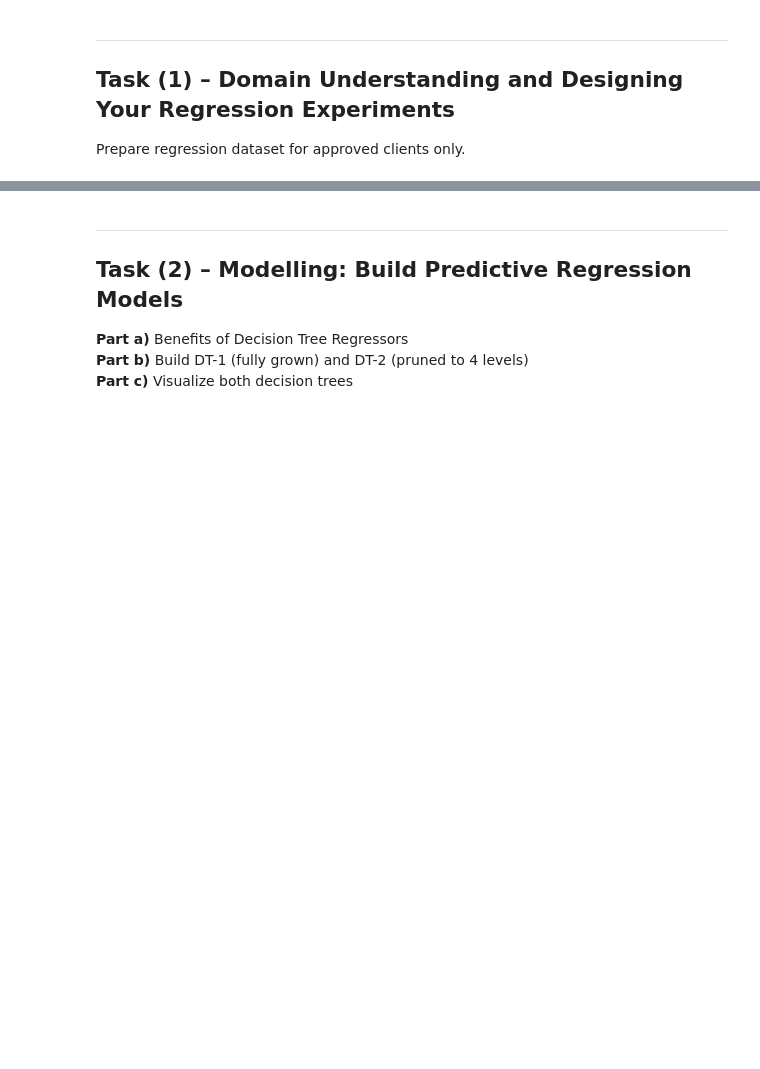
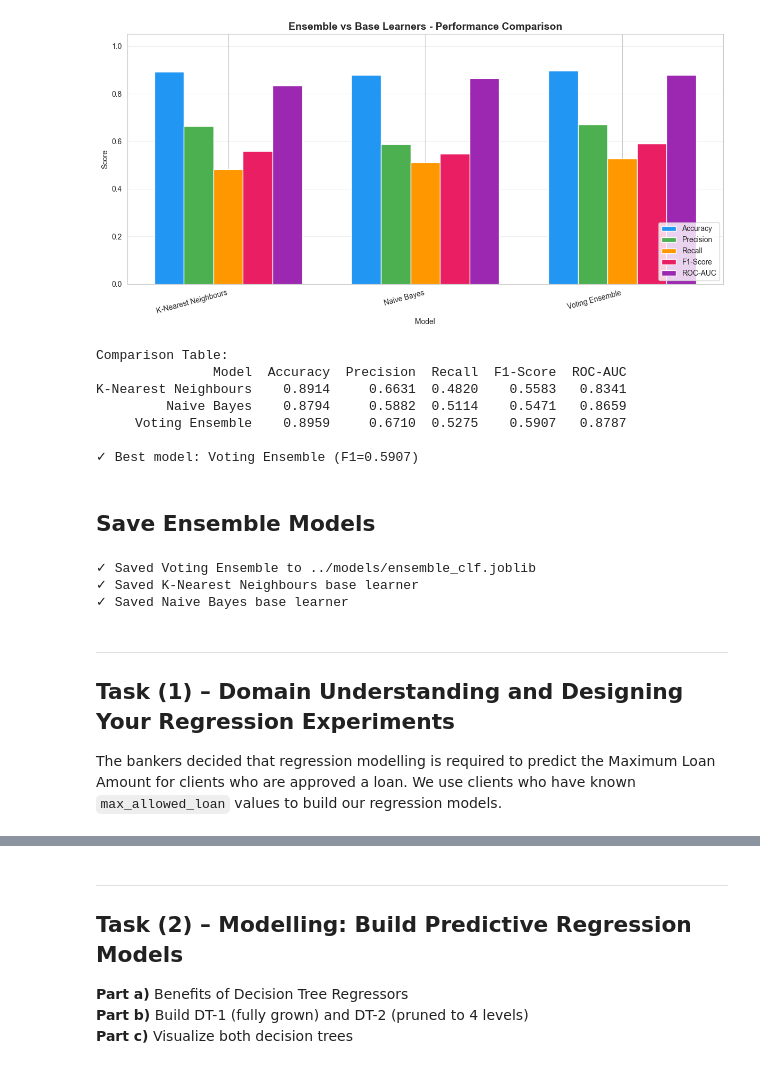
Before and after one commit to SudamPabasara/ML-DM_CW_w2120678, a Jupyter notebook: notebooks/Notebook_3_Regression_Modelling.ipynb, the cells around one changed output, grey strips where cells are left out. Drawn from its saved outputs; the diff is of its cells as text; code cells hidden in the pictures; blank space fills up the shorter version.

```diff
--- a/notebooks/Notebook_3_Regression_Modelling.ipynb
+++ b/notebooks/Notebook_3_Regression_Modelling.ipynb
@@ -66,7 +305,78 @@ print(f"  Dataset shape: {df_processed.shape}")
+# %%
+
+# Ensemble vs Base Learners Comparison
+comparison_data = []
+for name, model in all_models.items():
+    y_pred_c = model.predict(X_test_clf_scaled)
+    y_proba_c = model.predict_proba(X_test_clf_scaled)[:, 1]
+    comparison_data.append({
+        'Model': name,
+        'Accuracy': accuracy_score(y_test_clf, y_pred_c),
+        'Precision': precision_score(y_test_clf, y_pred_c, zero_division=0),
+        'Recall': recall_score(y_test_clf, y_pred_c, zero_division=0),
+        'F1-Score': f1_score(y_test_clf, y_pred_c, zero_division=0),
+        'ROC-AUC': roc_auc_score(y_test_clf, y_proba_c)
+    })
+
+comp_df = pd.DataFrame(comparison_data)
+
+fig, ax = plt.subplots(figsize=(12, 6))
+x = np.arange(len(comp_df))
+width = 0.15
+metrics = ['Accuracy', 'Precision', 'Recall', 'F1-Score', 'ROC-AUC']
+colors = ['#2196F3', '#4CAF50', '#FF9800', '#E91E63', '#9C27B0']
+
+for i, metric in enumerate(metrics):
+    ax.bar(x + i * width, comp_df[metric], width, label=metric, color=colors[i])
+
+ax.set_xlabel('Model')
+ax.set_ylabel('Score')
+ax.set_title('Ensemble vs Base Learners - Performance Comparison', fontsize=14, fontweight='bold')
+ax.set_xticks(x + width * 2)
+ax.set_xticklabels(comp_df['Model'], rotation=15, ha='right')
+ax.legend(loc='lower right')
+ax.set_ylim(0, 1.05)
+ax.grid(axis='y', alpha=0.3)
+plt.tight_layout()
+plt.show()
+
+print("\nComparison Table:")
+print(comp_df.to_string(index=False, float_format='%.4f'))
+print(f"\n✓ Best model: Voting Ensemble (F1={comp_df[comp_df['Model']=='Voting Ensemble']['F1-Score'].values[0]:.4f})")
+# %% [output]
+[figure, added]
+Comparison Table:
+               Model  Accuracy  Precision  Recall  F1-Score  ROC-AUC
+K-Nearest Neighbours    0.8914     0.6631  0.4820    0.5583   0.8341
+         Naive Bayes    0.8794     0.5882  0.5114    0.5471   0.8659
+     Voting Ensemble    0.8959     0.6710  0.5275    0.5907   0.8787
+
+✓ Best model: Voting Ensemble (F1=0.5907)
+# %% [markdown]
+
+## Save Ensemble Models
+# %%
+
+# Save ensemble and base learner models
+import os
+os.makedirs('../models', exist_ok=True)
+
+joblib.dump(voting_clf, '../models/ensemble_clf.joblib')
+joblib.dump(base_models[best_two_names[0]], f'../models/{best_two_names[0].replace(" ", "_")}_base.joblib')
+joblib.dump(base_models[best_two_names[1]], f'../models/{best_two_names[1].replace(" ", "_")}_base.joblib')
+
+print(f"✓ Saved Voting Ensemble to ../models/ensemble_clf.joblib")
+print(f"✓ Saved {best_two_names[0]} base learner")
+print(f"✓ Saved {best_two_names[1]} base learner")
+# %% [output]
+✓ Saved Voting Ensemble to ../models/ensemble_clf.joblib
+✓ Saved K-Nearest Neighbours base learner
+✓ Saved Naive Bayes base learner
 # %% [markdown]
+
 ---
 
 ## Task (1) – Domain Understanding and Designing Your Regression Experiments
 
-Prepare regression dataset for approved clients only.
+The bankers decided that regression modelling is required to predict the Maximum Loan Amount for clients who are approved a loan. We use clients who have known `max_allowed_loan` values to build our regression models.
 # %%
```
Also changed, not shown: parts of 29 cells of this notebook, 27 other files.
